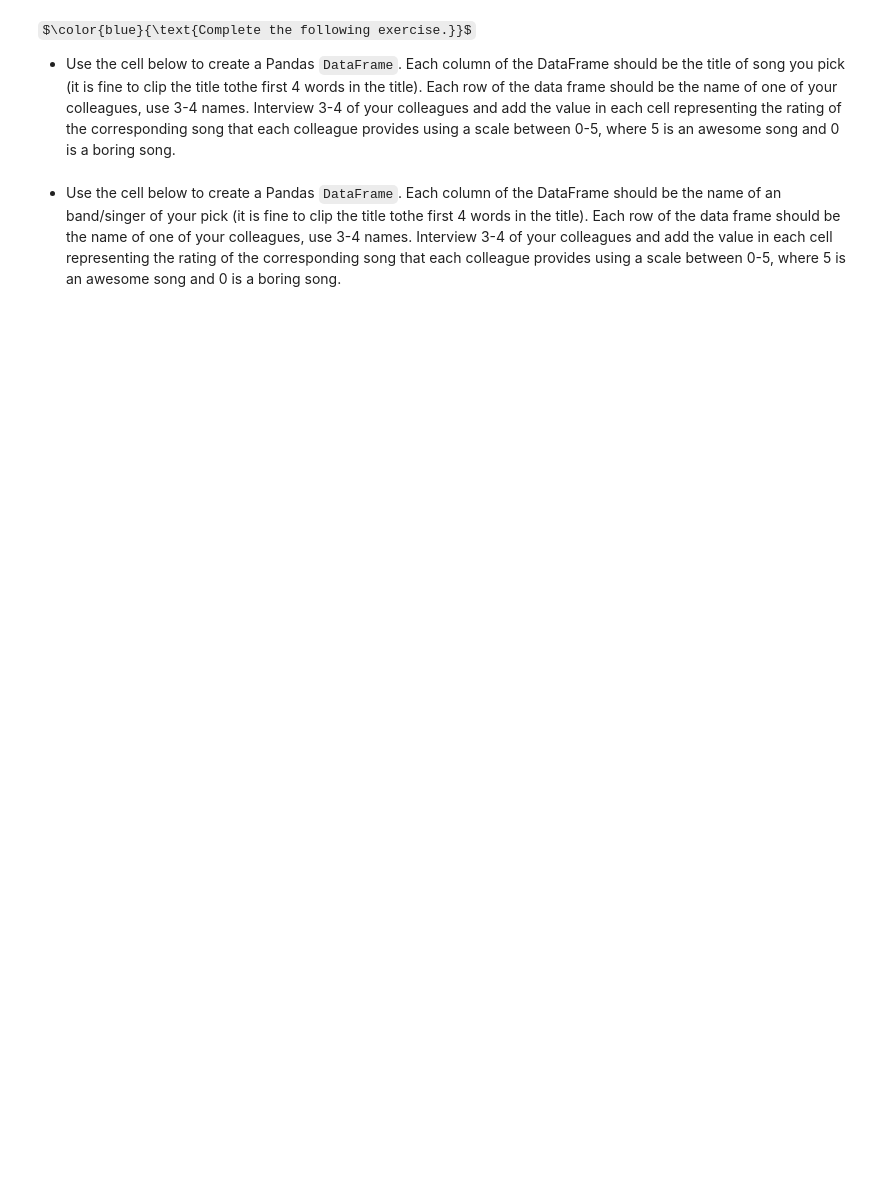
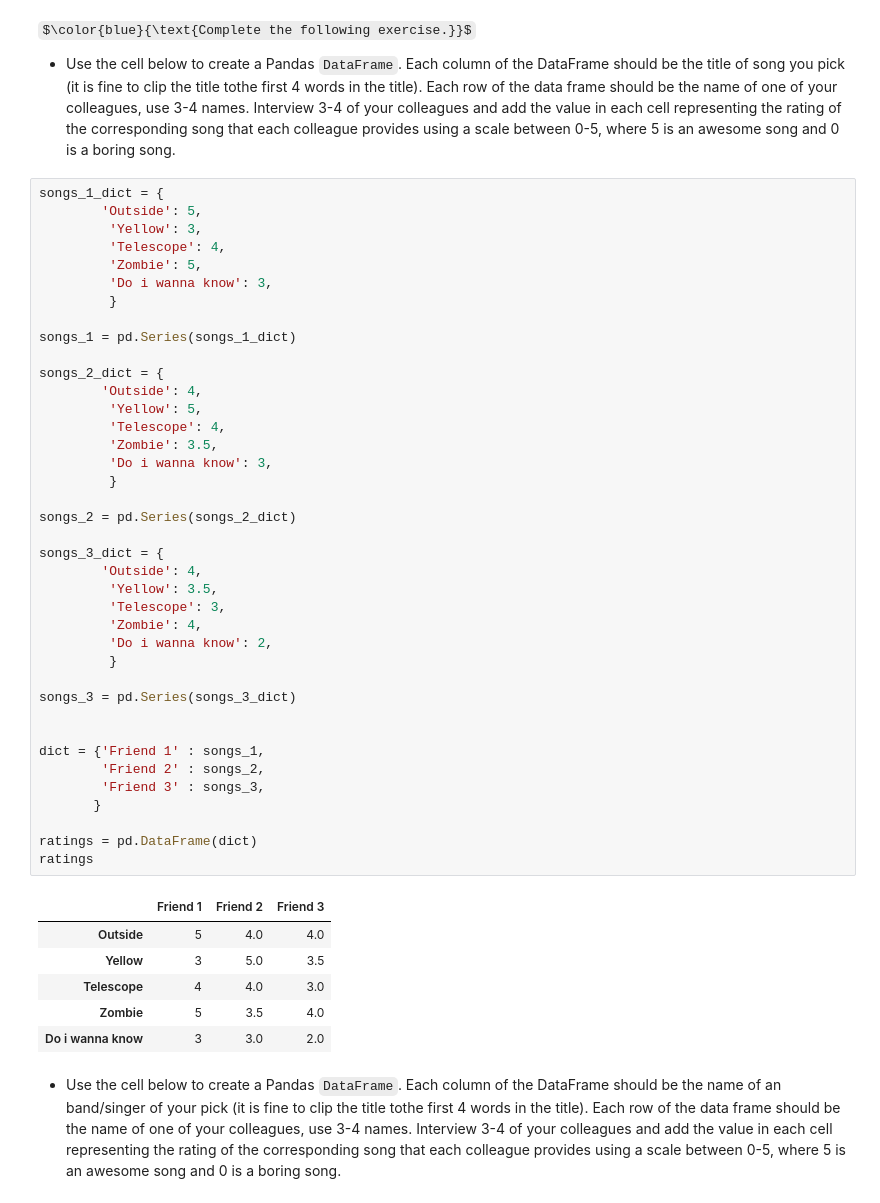
Before and after one commit to serlinec/PythonTutorials, a Jupyter notebook: tutorial015-Pandas-Introduction.ipynb, the cells around one changed output. Drawn from its saved outputs; the diff is of its cells as text; some formulas as TeX source; blank space fills up the shorter version.

```diff
--- a/tutorial015-Pandas-Introduction.ipynb
+++ b/tutorial015-Pandas-Introduction.ipynb
@@ -334,5 +505,51 @@ print(rows)
 $\color{blue}{\text{Complete the following exercise.}}$
 
   - Use the cell below to create a Pandas `DataFrame`. Each column of the DataFrame should be the title of song you pick (it is fine to clip the title tothe first 4 words in the title). Each row of the data frame should be the name of one of your colleagues, use 3-4 names. Interview 3-4 of your colleagues and add the value in each cell representing the rating of the corresponding song that each colleague provides using a scale between 0-5, where 5 is an awesome song and 0 is a boring song.
+# %%
+songs_1_dict = {
+        'Outside': 5,
+         'Yellow': 3,
+         'Telescope': 4,
+         'Zombie': 5,
+         'Do i wanna know': 3,
+         }
+
+songs_1 = pd.Series(songs_1_dict)
+
+songs_2_dict = {
+        'Outside': 4,
+         'Yellow': 5,
+         'Telescope': 4,
+         'Zombie': 3.5,
+         'Do i wanna know': 3,
+         }
+
+songs_2 = pd.Series(songs_2_dict)
+
+songs_3_dict = {
+        'Outside': 4,
+         'Yellow': 3.5,
+         'Telescope': 3,
+         'Zombie': 4,
+         'Do i wanna know': 2,
+         }
+
+songs_3 = pd.Series(songs_3_dict)
+
+
+dict = {'Friend 1' : songs_1,
+        'Friend 2' : songs_2,
+        'Friend 3' : songs_3,
+       }
+
+ratings = pd.DataFrame(dict)
+ratings
+# %% [output]
+|  | Friend 1 | Friend 2 | Friend 3 |
+| Outside | 5 | 4.0 | 4.0 |
+| Yellow | 3 | 5.0 | 3.5 |
+| Telescope | 4 | 4.0 | 3.0 |
+| Zombie | 5 | 3.5 | 4.0 |
+| Do i wanna know | 3 | 3.0 | 2.0 |
 # %% [markdown]
   - Use the cell below to create a Pandas `DataFrame`. Each column of the DataFrame should be the name of an band/singer of your pick (it is fine to clip the title tothe first 4 words in the title). Each row of the data frame should be the name of one of your colleagues, use 3-4 names. Interview 3-4 of your colleagues and add the value in each cell representing the rating of the corresponding song that each colleague provides using a scale between 0-5, where 5 is an awesome song and 0 is a boring song.
```
Also changed, not shown: parts of 26 cells of this notebook.
